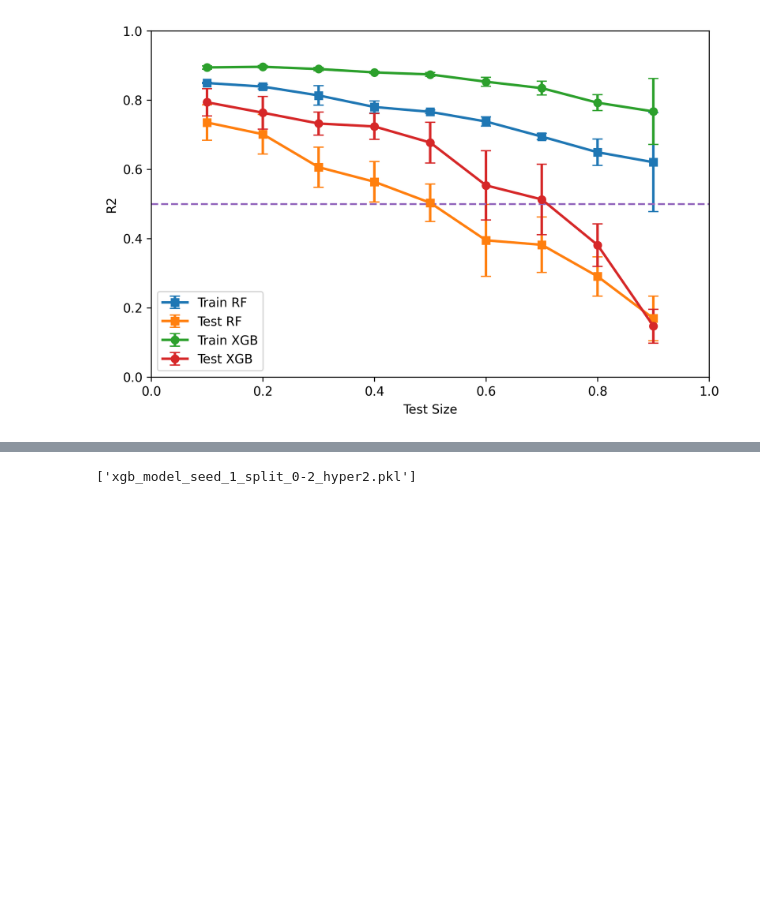
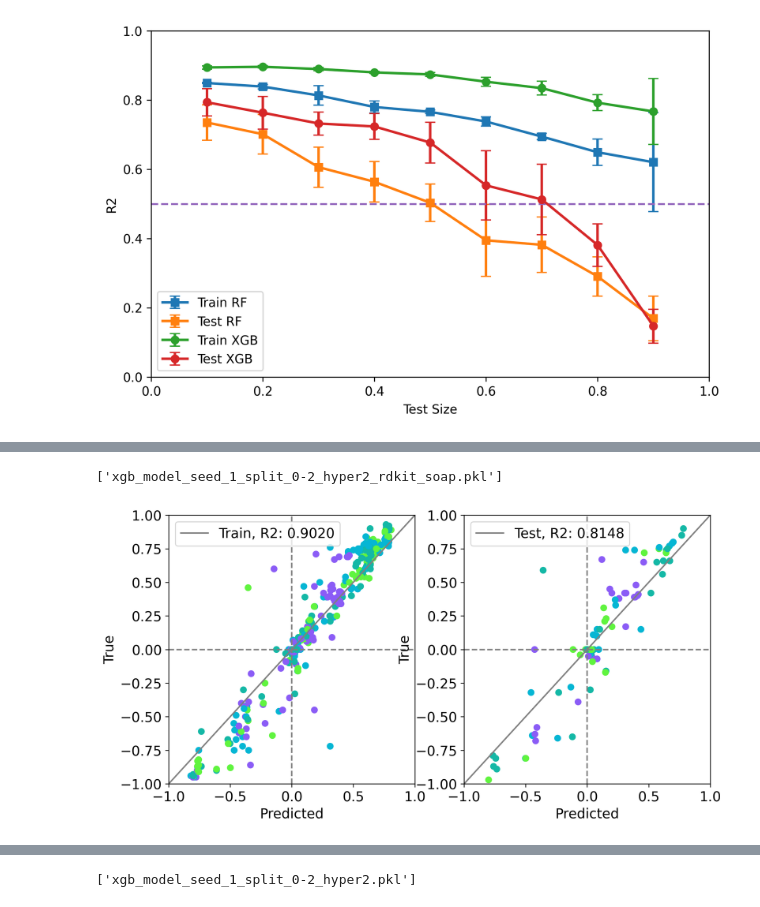
Before and after one commit to iawnix/AAReact, a Jupyter notebook: train/eval_ml_model_result.ipynb, the cells around one changed output, grey strips where cells are left out. Cells and saved outputs as stored; diff of their text form; code cells hidden in the pictures; blank space fills up the shorter version.

```diff
--- a/train/eval_ml_model_result.ipynb
+++ b/train/eval_ml_model_result.ipynb
@@ -186,0 +240,35 @@ plt.ylabel("R2")
+# %%
+seed = 1
+test_size = 0.2
+prefix = "/home/iaw/DATA2/AAReact/DataSet/AtropicAcid_416/4_gen_feature/rdkit_soap_3"
+data_x = np.load("{}_data_x.npy".format(prefix))
+data_y = np.load("{}_data_y.npy".format(prefix))
+with open("{}_x_label.pkl".format(prefix), "rb") as f:
+    x_label = pickle.load(f)
+with open("{}_data_class.pkl".format(prefix), "rb") as f:
+    data_class = pickle.load(f)
+
+# 超参之后的参数
+xgb_best_params = {'colsample_bytree': 0.8, 'learning_rate': 0.1, 'max_depth': 8, 'min_child_weight': 5, 'n_estimators': 30, 'reg_alpha': 0.5, 'reg_lambda': 0.5, 'subsample': 0.9}
+X_train, X_test, y_train, y_test,  class_train, class_test = train_test_split(
+    data_x,
+    data_y,
+    data_class,
+    test_size=test_size,
+    random_state=seed,
+)
+model = build_model("xgb", seed)
+model.set_params(**xgb_best_params)
+model.fit(X_train, y_train)
+train_pred = model.predict(X_train)
+test_pred = model.predict(X_test)
+
+from joblib import dump, load
+# 需保存模型
+dump(model, "xgb_model_seed_1_split_0-2_hyper2_rdkit_soap.pkl")
+# %% [output]
+['xgb_model_seed_1_split_0-2_hyper2_rdkit_soap.pkl']
+# %%
+draw_pred_result(y_true_s = (y_train, y_test), y_pred_s = (train_pred, test_pred), r2_s = (r2_score(train_pred, y_train), r2_score(test_pred, y_test)), class_s = (class_train, class_test))
+# %% [output]
+[figure, added]
```
Also changed, not shown: parts of 5 cells of this notebook, 4 other files.
